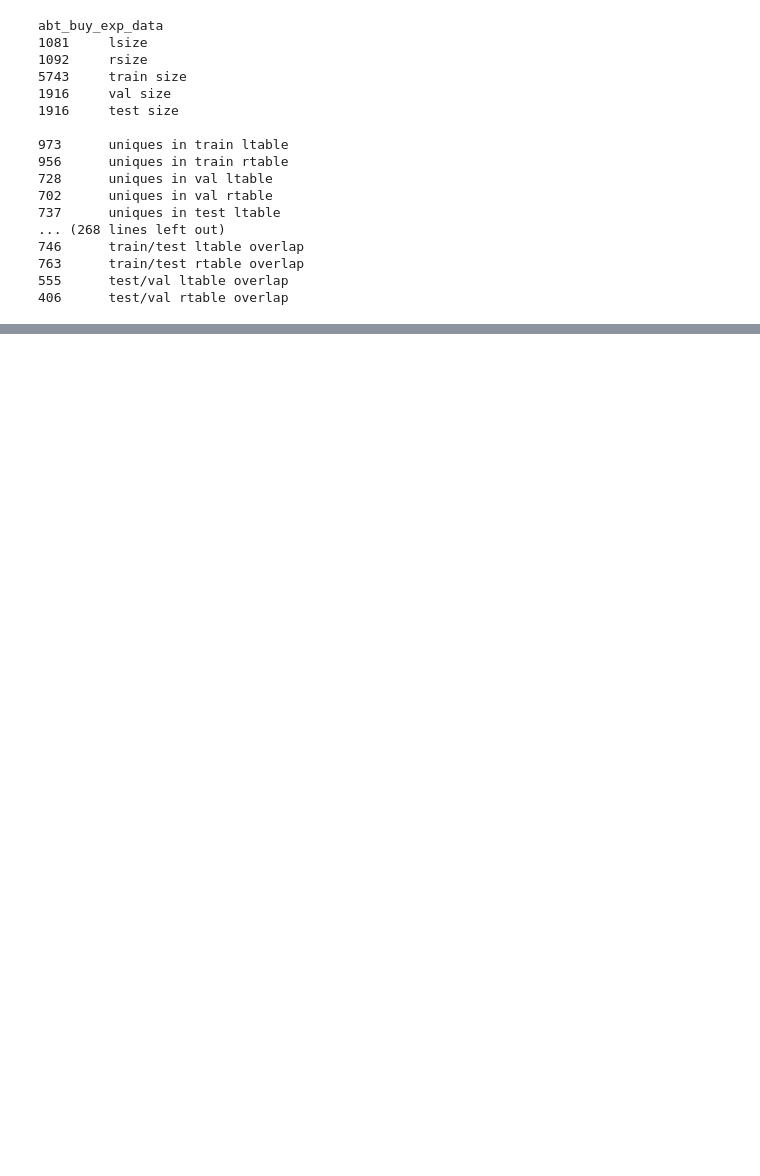
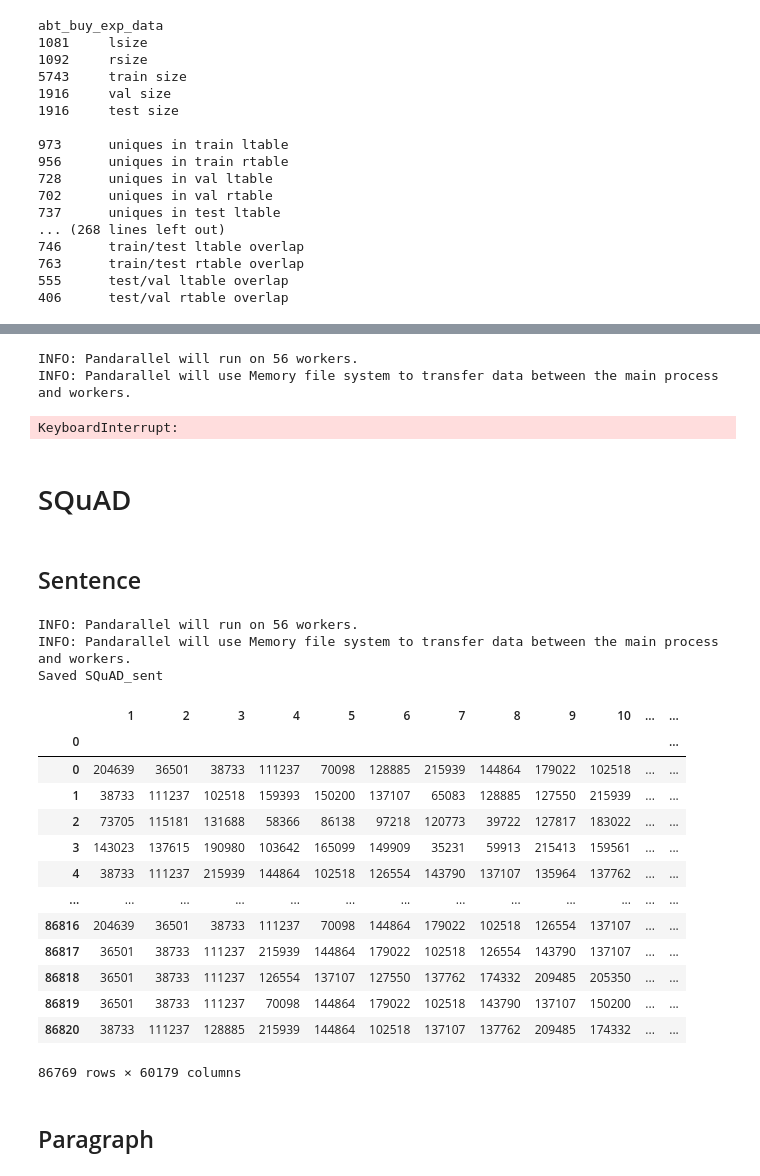
Before and after one commit to sahaana/ember-internal, a Jupyter notebook: notebooks/preprocessing/Reindex, Merge, and Generate BM25.ipynb, the cells around one changed output, grey strips where cells are left out. Saved outputs shown, nothing was run; the diff lists cells and outputs as text; code cells hidden in the pictures; blank space fills up the shorter version.

```diff
--- a/notebooks/preprocessing/Reindex, Merge, and Generate BM25.ipynb
+++ b/notebooks/preprocessing/Reindex, Merge, and Generate BM25.ipynb
@@ -152,0 +235,55 @@ abt_buy_exp_data
+# %%
+compute_BM25(corpus_df, query_df, "merged_all", dataset)
+# %% [output]
+INFO: Pandarallel will run on 56 workers.
+INFO: Pandarallel will use Memory file system to transfer data between the main process and workers.
+KeyboardInterrupt:
+# %% [markdown]
+# SQuAD
+# %%
+path = "/lfs/1/sahaana/enrichment/data/SQuAD/"
+merged_col = "merged_all"
+separator = "[SEP]"
+dataset = 'SQuAD'
+# %% [markdown]
+## Sentence
+# %%
+query_path = f"{path}/train_tableA_processed.pkl"
+corpus_path = f"{path}/train_tableB_sent_processed.pkl"
+
+query_df = pd.read_pickle(f"{path}/train_tableA.pkl")
+corpus_df = pd.read_pickle(f"{path}/train_tableB_sent.pkl")
+
+query_columns = list(query_df.columns)
+corpus_columns = list(corpus_df.columns)
+
+query_df = merge_columns(query_df, query_columns, merged_col, query_path, separator)
+corpus_df = merge_columns(corpus_df, corpus_columns, merged_col, corpus_path, separator)
+
+bm25_sent = compute_BM25(corpus_df, query_df, "merged_all", "SQuAD_sent", reindex=True)
+# %% [output]
+INFO: Pandarallel will run on 56 workers.
+INFO: Pandarallel will use Memory file system to transfer data between the main process and workers.
+Saved SQuAD_sent
+# %%
+combined_bm25_sent = pd.DataFrame(np.hstack([np.array(query_df.index)[:,None], bm25_sent[2]]))
+combined_bm25_sent = combined_bm25_sent.set_index(0)
+pd.to_pickle(combined_bm25_sent, '/lfs/1/sahaana/enrichment/data/Okapi25Queries/SQuAD_sent_argsort_indices.pkl')
+combined_bm25_sent
+# %% [output]
+|  | 1 | 2 | 3 | 4 | 5 | 6 | 7 | 8 | 9 | 10 | ... | ... |
+| 0 |  |  |  |  |  |  |  |  |  |  |  | ... |
+| 0 | 204639 | 36501 | 38733 | 111237 | 70098 | 128885 | 215939 | 144864 | 179022 | 102518 | ... | ... |
+| 1 | 38733 | 111237 | 102518 | 159393 | 150200 | 137107 | 65083 | 128885 | 127550 | 215939 | ... | ... |
+| 2 | 73705 | 115181 | 131688 | 58366 | 86138 | 97218 | 120773 | 39722 | 127817 | 183022 | ... | ... |
+| 3 | 143023 | 137615 | 190980 | 103642 | 165099 | 149909 | 35231 | 59913 | 215413 | 159561 | ... | ... |
+| 4 | 38733 | 111237 | 215939 | 144864 | 102518 | 126554 | 143790 | 137107 | 135964 | 137762 | ... | ... |
+| ... | ... | ... | ... | ... | ... | ... | ... | ... | ... | ... | ... | ... |
+| 86816 | 204639 | 36501 | 38733 | 111237 | 70098 | 144864 | 179022 | 102518 | 126554 | 137107 | ... | ... |
+| 86817 | 36501 | 38733 | 111237 | 215939 | 144864 | 179022 | 102518 | 126554 | 143790 | 137107 | ... | ... |
+| 86818 | 36501 | 38733 | 111237 | 126554 | 137107 | 127550 | 137762 | 174332 | 209485 | 205350 | ... | ... |
+| 86819 | 36501 | 38733 | 111237 | 70098 | 144864 | 179022 | 102518 | 143790 | 137107 | 150200 | ... | ... |
+| 86820 | 38733 | 111237 | 128885 | 215939 | 144864 | 102518 | 137107 | 137762 | 209485 | 174332 | ... | ... |
+86769 rows × 60179 columns
+# %% [markdown]
+## Paragraph
```
Also changed, not shown: parts of 20 cells of this notebook, 12 other files.
